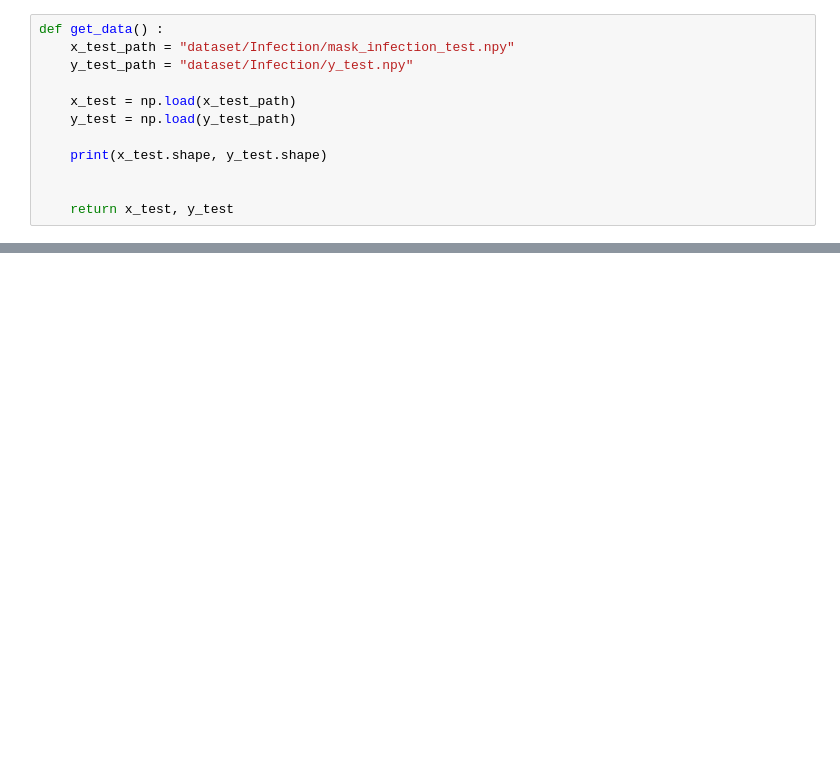
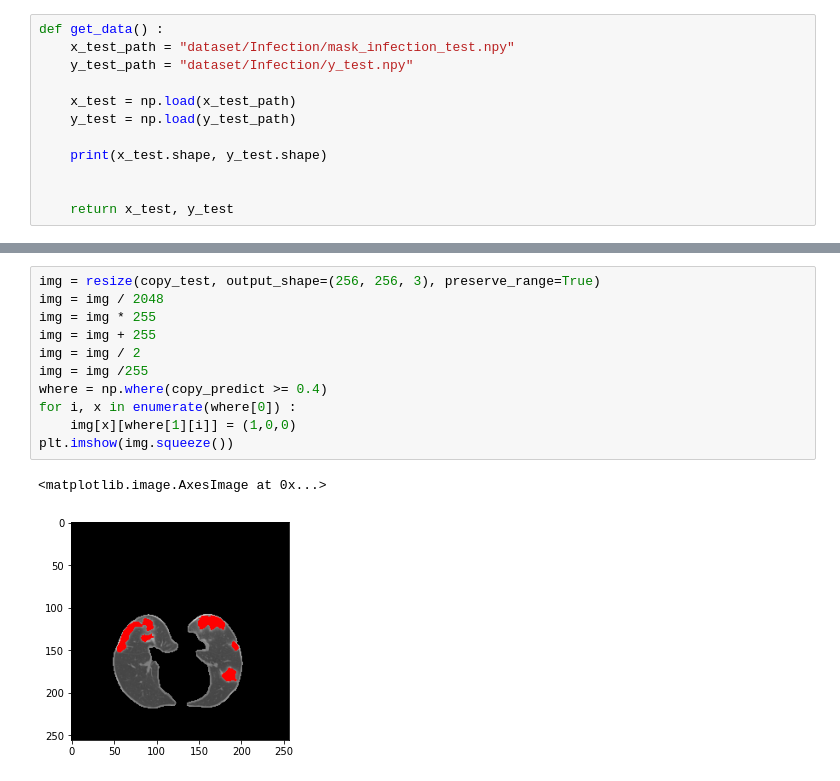
Before and after one commit to ByeonChanHO/COVID-19_Automatic_Diagnosis_System_by_CT, a Jupyter notebook: infection.ipynb, the cells around one changed output, grey strips where cells are left out. Cells and saved outputs as stored; diff of their text form; blank space fills up the shorter version.

```diff
--- a/infection.ipynb
+++ b/infection.ipynb
@@ -294,0 +309,14 @@ plt.imshow(temp.squeeze(), cmap='gray')
+# %%
+img = resize(copy_test, output_shape=(256, 256, 3), preserve_range=True)
+img = img / 2048
+img = img * 255
+img = img + 255
+img = img / 2
+img = img /255
+where = np.where(copy_predict >= 0.4)
+for i, x in enumerate(where[0]) :
+    img[x][where[1][i]] = (1,0,0)
+plt.imshow(img.squeeze())
+# %% [output]
+<matplotlib.image.AxesImage at 0x...>
+[figure, added]
```
Also changed, not shown: parts of 12 cells of this notebook.
